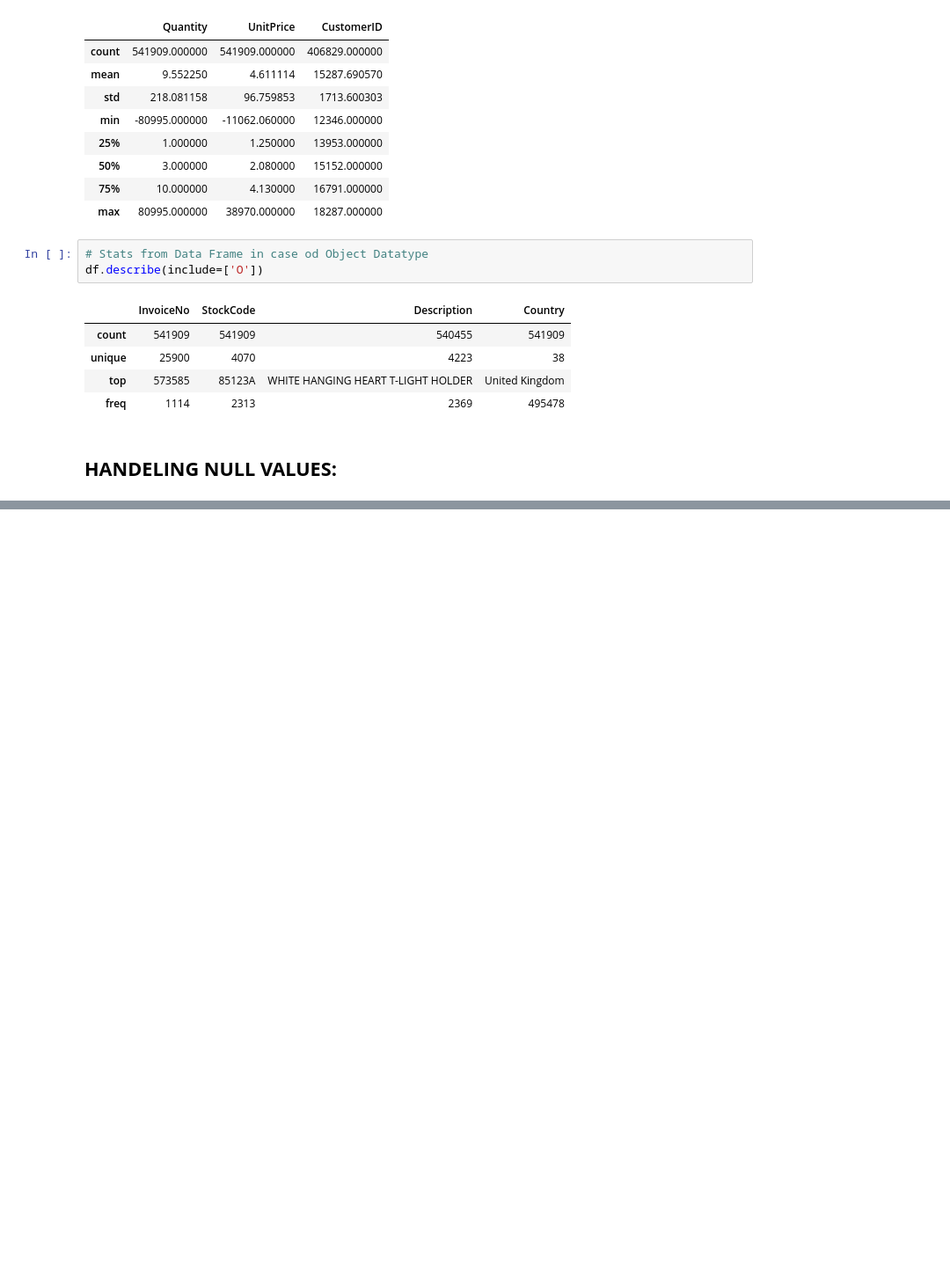
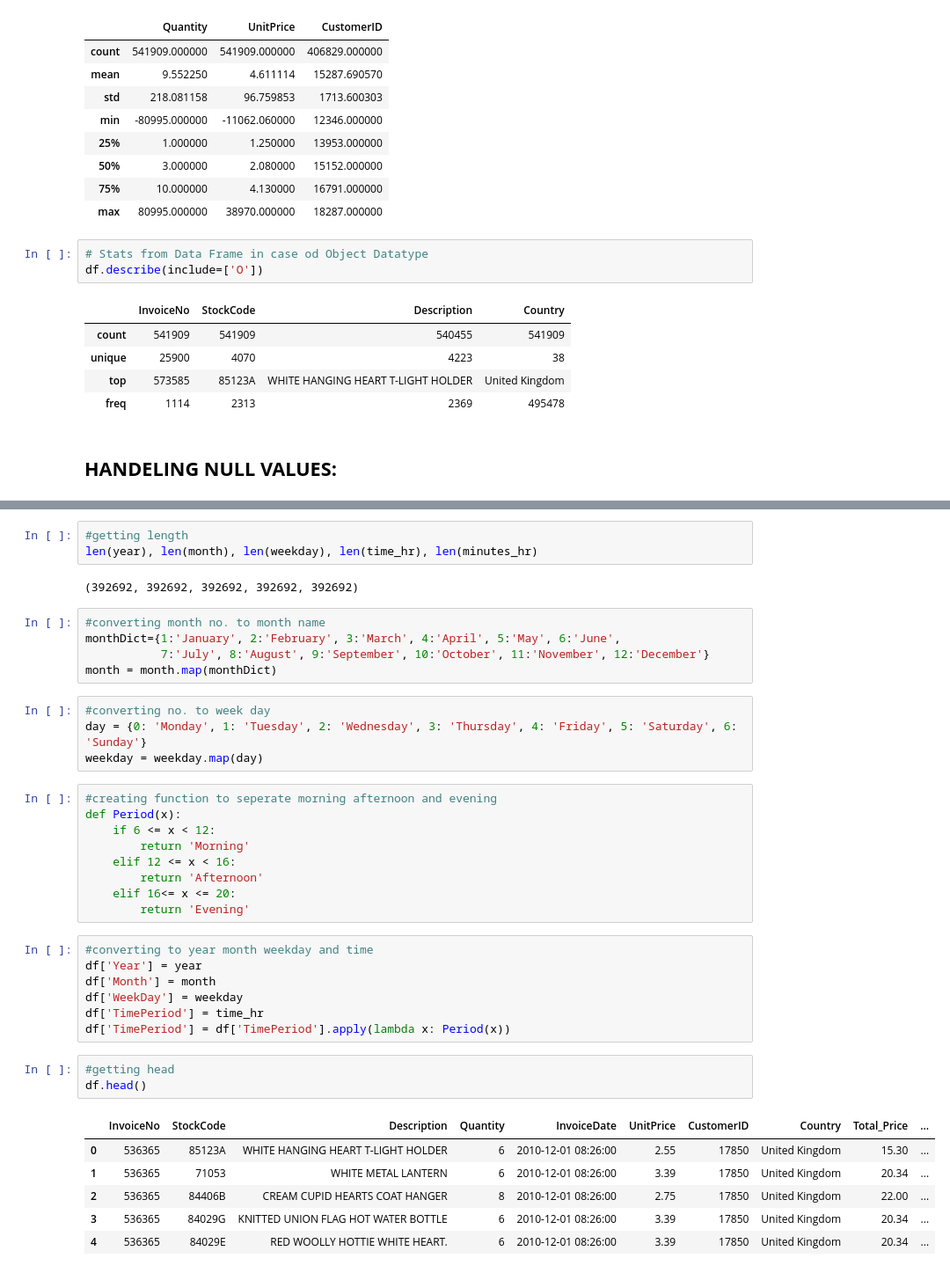
Before and after one commit to Samikshab99/Unsupervised-ML-Customer-Segmentation, a Jupyter notebook: Online_Retail_Customer_Segmentation_Capstone_Project.ipynb, the cells around one changed output, grey strips where cells are left out. Shown: that part at 88% size. Drawn from its saved outputs; the diff is of its cells as text; blank space fills up the shorter version.

```diff
--- a/Online_Retail_Customer_Segmentation_Capstone_Project.ipynb
+++ b/Online_Retail_Customer_Segmentation_Capstone_Project.ipynb
@@ -166,0 +330,40 @@ Length of DataFrame after dropping all the duplicate values :  536641
+# %%
+#getting length
+len(year), len(month), len(weekday), len(time_hr), len(minutes_hr)
+# %% [output]
+(392692, 392692, 392692, 392692, 392692)
+# %%
+#converting month no. to month name
+monthDict={1:'January', 2:'February', 3:'March', 4:'April', 5:'May', 6:'June',
+           7:'July', 8:'August', 9:'September', 10:'October', 11:'November', 12:'December'}
+month = month.map(monthDict)
+# %%
+#converting no. to week day
+day = {0: 'Monday', 1: 'Tuesday', 2: 'Wednesday', 3: 'Thursday', 4: 'Friday', 5: 'Saturday', 6: 'Sunday'}
+weekday = weekday.map(day)
+# %%
+#creating function to seperate morning afternoon and evening
+def Period(x):
+    if 6 <= x < 12:
+        return 'Morning'
+    elif 12 <= x < 16:
+        return 'Afternoon'
+    elif 16<= x <= 20:
+        return 'Evening'
+# %%
+#converting to year month weekday and time
+df['Year'] = year
+df['Month'] = month
+df['WeekDay'] = weekday
+df['TimePeriod'] = time_hr
+df['TimePeriod'] = df['TimePeriod'].apply(lambda x: Period(x))
+# %%
+#getting head
+df.head()
+# %% [output]
+|  | InvoiceNo | StockCode | Description | Quantity | InvoiceDate | UnitPrice | CustomerID | Country | Total_Price | ... |
+| 0 | 536365 | 85123A | WHITE HANGING HEART T-LIGHT HOLDER | 6 | 2010-12-01 08:26:00 | 2.55 | 17850 | United Kingdom | 15.30 | ... |
+| 1 | 536365 | 71053 | WHITE METAL LANTERN | 6 | 2010-12-01 08:26:00 | 3.39 | 17850 | United Kingdom | 20.34 | ... |
+| 2 | 536365 | 84406B | CREAM CUPID HEARTS COAT HANGER | 8 | 2010-12-01 08:26:00 | 2.75 | 17850 | United Kingdom | 22.00 | ... |
+| 3 | 536365 | 84029G | KNITTED UNION FLAG HOT WATER BOTTLE | 6 | 2010-12-01 08:26:00 | 3.39 | 17850 | United Kingdom | 20.34 | ... |
+| 4 | 536365 | 84029E | RED WOOLLY HOTTIE WHITE HEART. | 6 | 2010-12-01 08:26:00 | 3.39 | 17850 | United Kingdom | 20.34 | ... |
```
Also changed, not shown: parts of 34 cells of this notebook.
